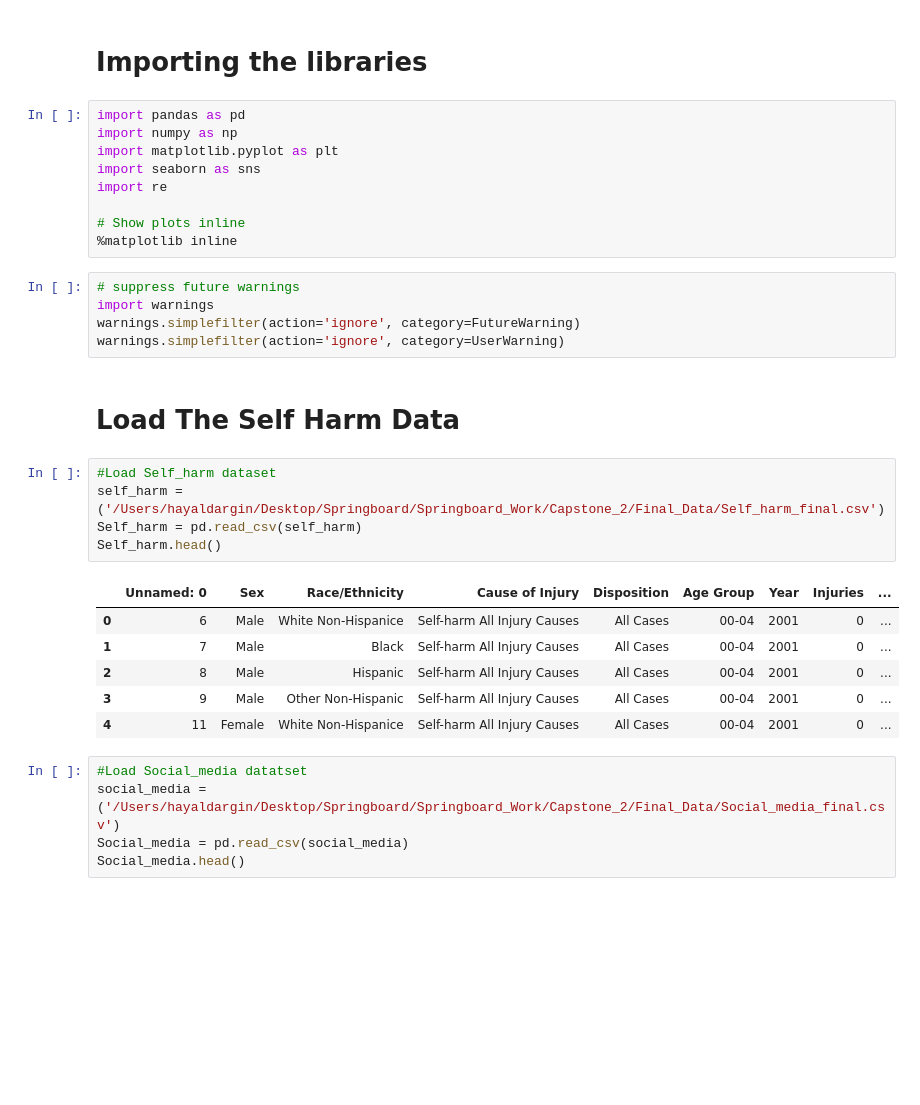
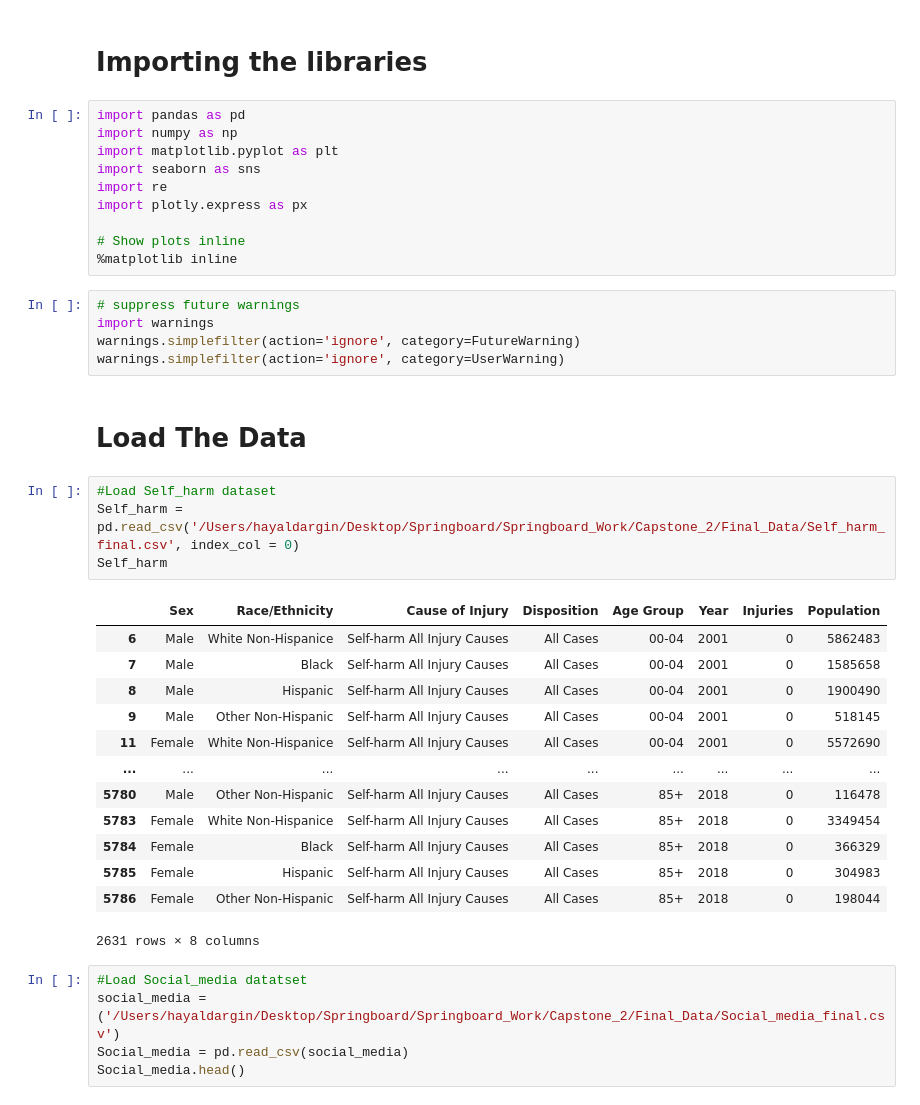
Before and after one commit to HayalDargin/Springboard_Work, a Jupyter notebook: Capstone_2/Hayal_Capstone2_EDA.ipynb, the cells around one changed output. Cells and saved outputs as stored; diff of their text form; blank space fills up the shorter version.

```diff
--- a/Capstone_2/Hayal_Capstone2_EDA.ipynb
+++ b/Capstone_2/Hayal_Capstone2_EDA.ipynb
@@ -10,6 +10,7 @@ import numpy as np
 import matplotlib.pyplot as plt
 import seaborn as sns
 import re
+import plotly.express as px
 
 # Show plots inline
 %matplotlib inline
@@ -19,19 +20,25 @@ import warnings
 warnings.simplefilter(action='ignore', category=FutureWarning)
 warnings.simplefilter(action='ignore', category=UserWarning)
 # %% [markdown]
-# Load The Self Harm Data
+# Load The Data
 # %%
 #Load Self_harm dataset
-self_harm = ('/Users/hayaldargin/Desktop/Springboard/Springboard_Work/Capstone_2/Final_Data/Self_harm_final.csv')
-Self_harm = pd.read_csv(self_harm)
-Self_harm.head()
+Self_harm = pd.read_csv('/Users/hayaldargin/Desktop/Springboard/Springboard_Work/Capstone_2/Final_Data/Self_harm_final.csv', index_col = 0)
+Self_harm
 # %% [output]
-|  | Unnamed: 0 | Sex | Race/Ethnicity | Cause of Injury | Disposition | Age Group | Year | Injuries | ... |
-| 0 | 6 | Male | White Non-Hispanice | Self-harm All Injury Causes | All Cases | 00-04 | 2001 | 0 | ... |
-| 1 | 7 | Male | Black | Self-harm All Injury Causes | All Cases | 00-04 | 2001 | 0 | ... |
-| 2 | 8 | Male | Hispanic | Self-harm All Injury Causes | All Cases | 00-04 | 2001 | 0 | ... |
-| 3 | 9 | Male | Other Non-Hispanic | Self-harm All Injury Causes | All Cases | 00-04 | 2001 | 0 | ... |
-| 4 | 11 | Female | White Non-Hispanice | Self-harm All Injury Causes | All Cases | 00-04 | 2001 | 0 | ... |
+|  | Sex | Race/Ethnicity | Cause of Injury | Disposition | Age Group | Year | Injuries | Population |
+| 6 | Male | White Non-Hispanice | Self-harm All Injury Causes | All Cases | 00-04 | 2001 | 0 | 5862483 |
+| 7 | Male | Black | Self-harm All Injury Causes | All Cases | 00-04 | 2001 | 0 | 1585658 |
+| 8 | Male | Hispanic | Self-harm All Injury Causes | All Cases | 00-04 | 2001 | 0 | 1900490 |
+| 9 | Male | Other Non-Hispanic | Self-harm All Injury Causes | All Cases | 00-04 | 2001 | 0 | 518145 |
+| 11 | Female | White Non-Hispanice | Self-harm All Injury Causes | All Cases | 00-04 | 2001 | 0 | 5572690 |
+| ... | ... | ... | ... | ... | ... | ... | ... | ... |
+| 5780 | Male | Other Non-Hispanic | Self-harm All Injury Causes | All Cases | 85+ | 2018 | 0 | 116478 |
+| 5783 | Female | White Non-Hispanice | Self-harm All Injury Causes | All Cases | 85+ | 2018 | 0 | 3349454 |
+| 5784 | Female | Black | Self-harm All Injury Causes | All Cases | 85+ | 2018 | 0 | 366329 |
+| 5785 | Female | Hispanic | Self-harm All Injury Causes | All Cases | 85+ | 2018 | 0 | 304983 |
+| 5786 | Female | Other Non-Hispanic | Self-harm All Injury Causes | All Cases | 85+ | 2018 | 0 | 198044 |
+2631 rows × 8 columns
 # %%
 #Load Social_media datatset
 social_media = ('/Users/hayaldargin/Desktop/Springboard/Springboard_Work/Capstone_2/Final_Data/Social_media_final.csv')
```
Also changed, not shown: parts of 50 cells of this notebook.
